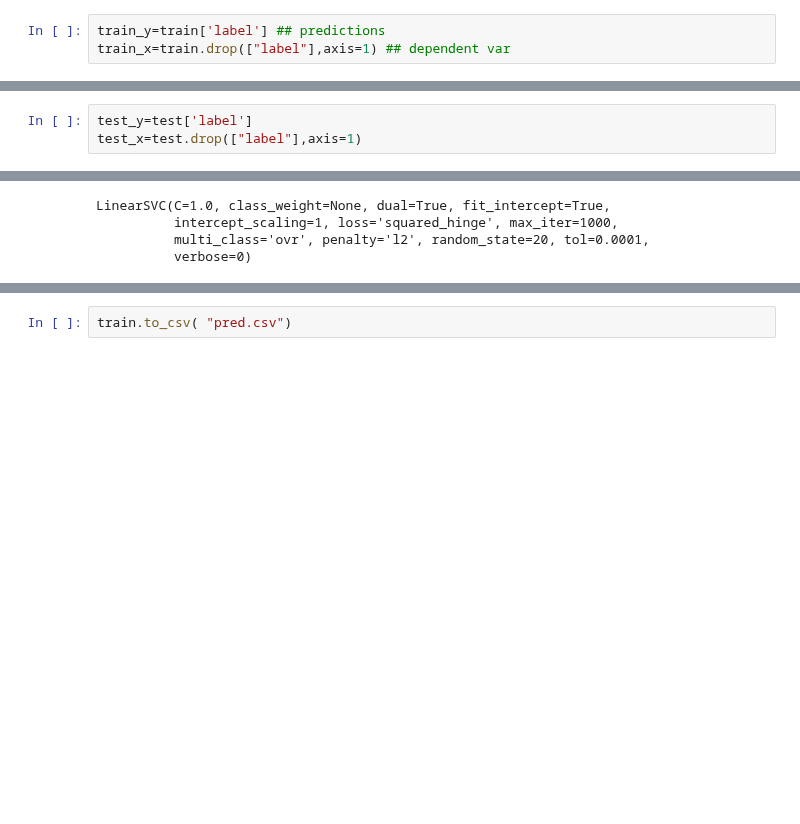
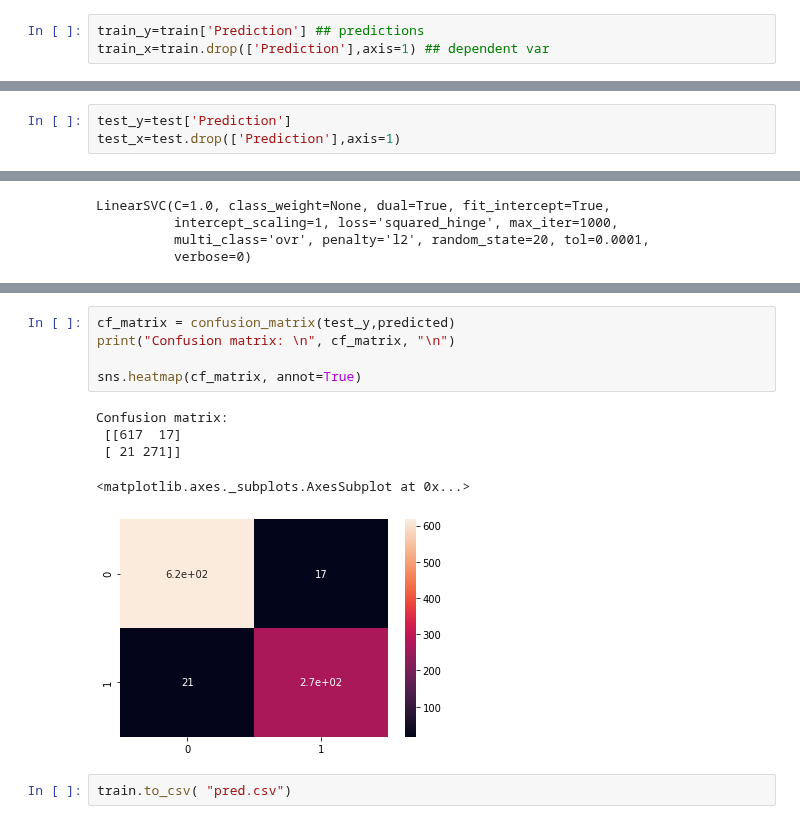
Before and after one commit to ravi-prakash1907/Machine-Learning-for-Cyber-Security, a Jupyter notebook: Spam Filtering/Emails/main.ipynb, the cells around one changed output, grey strips where cells are left out. Cells and saved outputs as stored; diff of their text form; blank space fills up the shorter version.

```diff
--- a/Spam Filtering/Emails/main.ipynb
+++ b/Spam Filtering/Emails/main.ipynb
@@ -74,6 +82,6 @@ plt.show()
 # %%
-train_y=train['label'] ## predictions
-train_x=train.drop(["label"],axis=1) ## dependent var
+train_y=train['Prediction'] ## predictions
+train_x=train.drop(['Prediction'],axis=1) ## dependent var
 # %%
 test=pd.read_csv('test.csv')
 test.head()
@@ -88,6 +96,6 @@ test.head()
 # %%
-test_y=test['label']
-test_x=test.drop(["label"],axis=1)
+test_y=test['Prediction']
+test_x=test.drop(['Prediction'],axis=1)
 # %%
 # Create Linear SVM object
 support = svm.LinearSVC(random_state=20)
@@ -118,2 +136,13 @@ Our Model Accuracy is 0.9766081871345029
+# %%
+cf_matrix = confusion_matrix(test_y,predicted)
+print("Confusion matrix: \n", cf_matrix, "\n")
+
+sns.heatmap(cf_matrix, annot=True)
+# %% [output]
+Confusion matrix:
+ [[617  17]
+ [ 21 271]]
+<matplotlib.axes._subplots.AxesSubplot at 0x...>
+[figure, added]
 # %%
 train.to_csv( "pred.csv")
```
Also changed, not shown: parts of 15 cells of this notebook.
